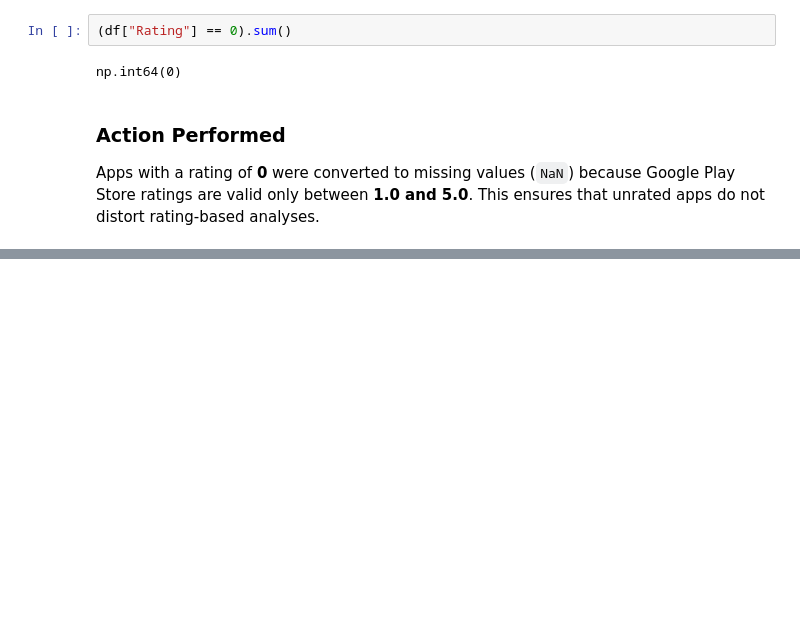
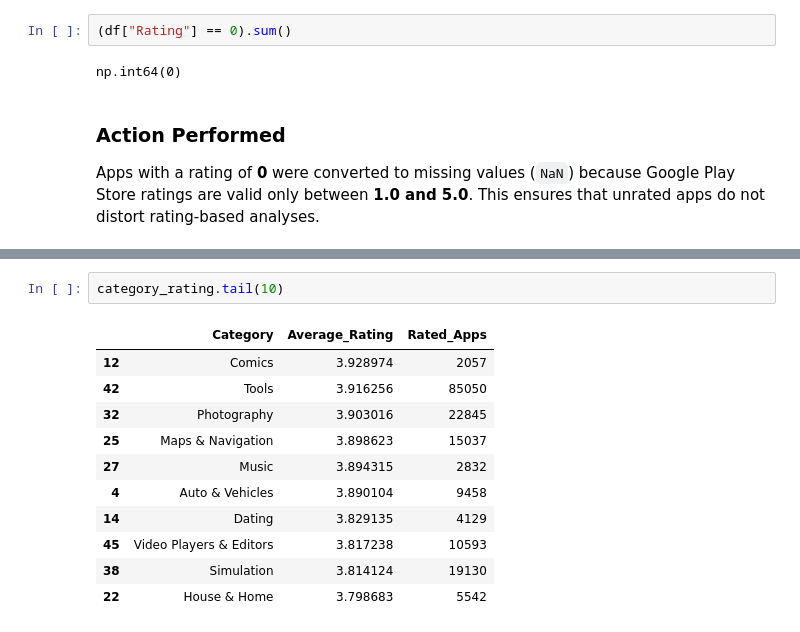
Before and after one commit to ShrutiTss/google-play-store-business-analytics, a Jupyter notebook: notebooks/04_exploratory_data_analysis.ipynb, the cells around one changed output, grey strips where cells are left out. Drawn from its saved outputs; the diff is of its cells as text; blank space fills up the shorter version.

```diff
--- a/notebooks/04_exploratory_data_analysis.ipynb
+++ b/notebooks/04_exploratory_data_analysis.ipynb
@@ -276,0 +305,14 @@ Apps with a rating of **0** were converted to missing values (`NaN`) because Goo
+# %%
+category_rating.tail(10)
+# %% [output]
+|  | Category | Average_Rating | Rated_Apps |
+| 12 | Comics | 3.928974 | 2057 |
+| 42 | Tools | 3.916256 | 85050 |
+| 32 | Photography | 3.903016 | 22845 |
+| 25 | Maps & Navigation | 3.898623 | 15037 |
+| 27 | Music | 3.894315 | 2832 |
+| 4 | Auto & Vehicles | 3.890104 | 9458 |
+| 14 | Dating | 3.829135 | 4129 |
+| 45 | Video Players & Editors | 3.817238 | 10593 |
+| 38 | Simulation | 3.814124 | 19130 |
+| 22 | House & Home | 3.798683 | 5542 |
```
Also changed, not shown: parts of 5 cells of this notebook.
